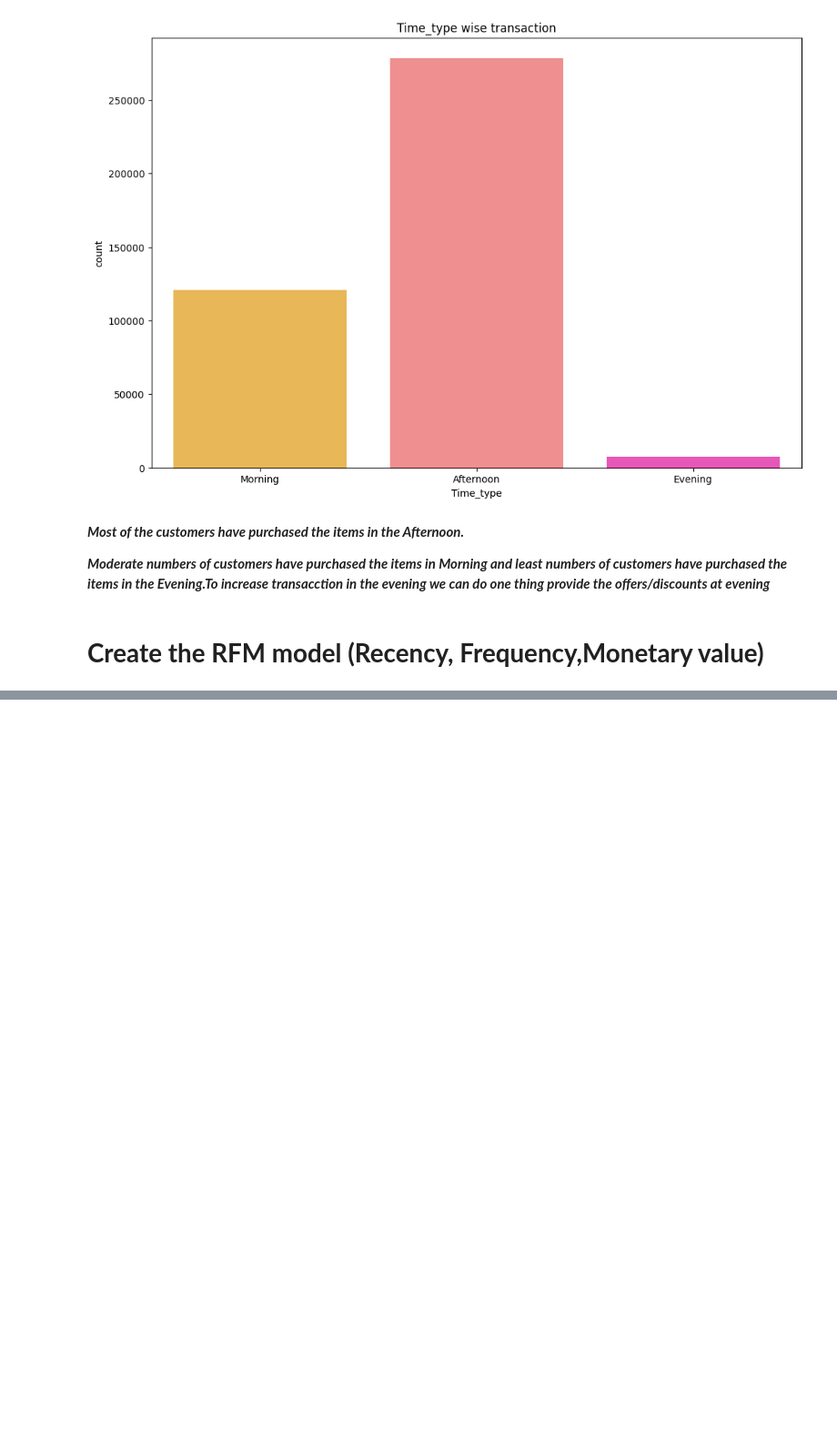
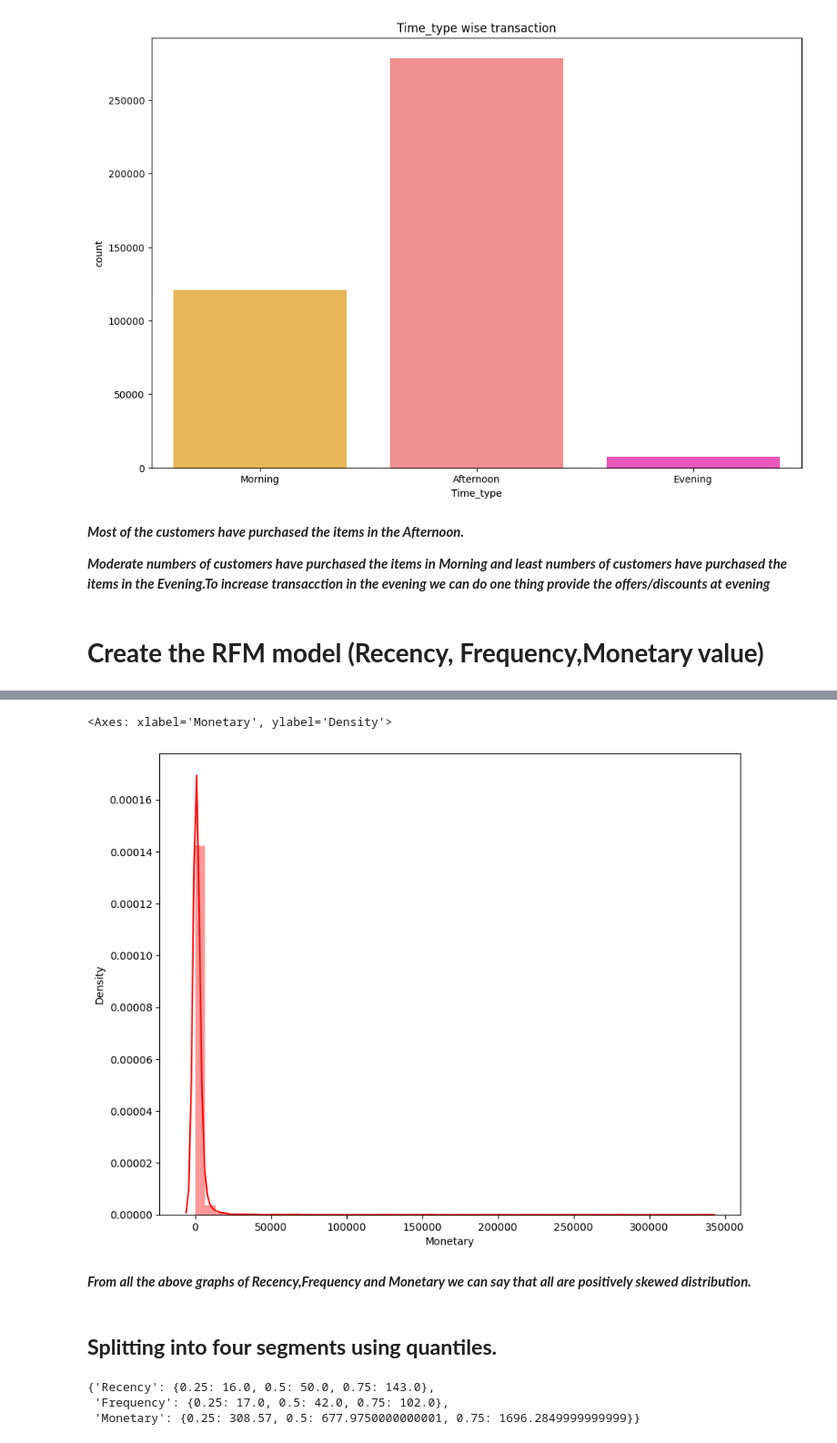
Before and after one commit to hamant-jagwan/Online_Retail_Customer_Segmentation--ML--unsupervised_learning, a Jupyter notebook: Online_Retail_Customer_Segmentation.ipynb, the cells around one changed output, grey strips where cells are left out. Shown at 91% size. Saved outputs shown, nothing was run; the diff lists cells and outputs as text; code cells hidden in the pictures; blank space fills up the shorter version.

```diff
--- a/Online_Retail_Customer_Segmentation.ipynb
+++ b/Online_Retail_Customer_Segmentation.ipynb
@@ -527,0 +626,13 @@ sns.countplot(x='Time_type',data=customer_df, palette='spring_r');
+# %%
+#Monateray distribution plot, taking observations which have monetary value less than 10000
+import seaborn as sns
+x = rfm_df['Monetary']
+plt.figure(figsize=(10,8))
+sns.distplot(x,color='r')
+# %% [output]
+<Axes: xlabel='Monetary', ylabel='Density'>
+[figure, added]
+# %% [markdown]
+***From all the above graphs of Recency,Frequency and Monetary we can say that all are positively skewed distribution.***
+# %% [markdown]
+## **Splitting into four segments using quantiles.**
@@ -527,0 +643,6 @@ sns.countplot(x='Time_type',data=customer_df, palette='spring_r');
+# %%
+quantiles
+# %% [output]
+{'Recency': {0.25: 16.0, 0.5: 50.0, 0.75: 143.0},
+ 'Frequency': {0.25: 17.0, 0.5: 42.0, 0.75: 102.0},
+ 'Monetary': {0.25: 308.57, 0.5: 677.9750000000001, 0.75: 1696.2849999999999}}
```
Also changed, not shown: parts of 18 cells of this notebook.
